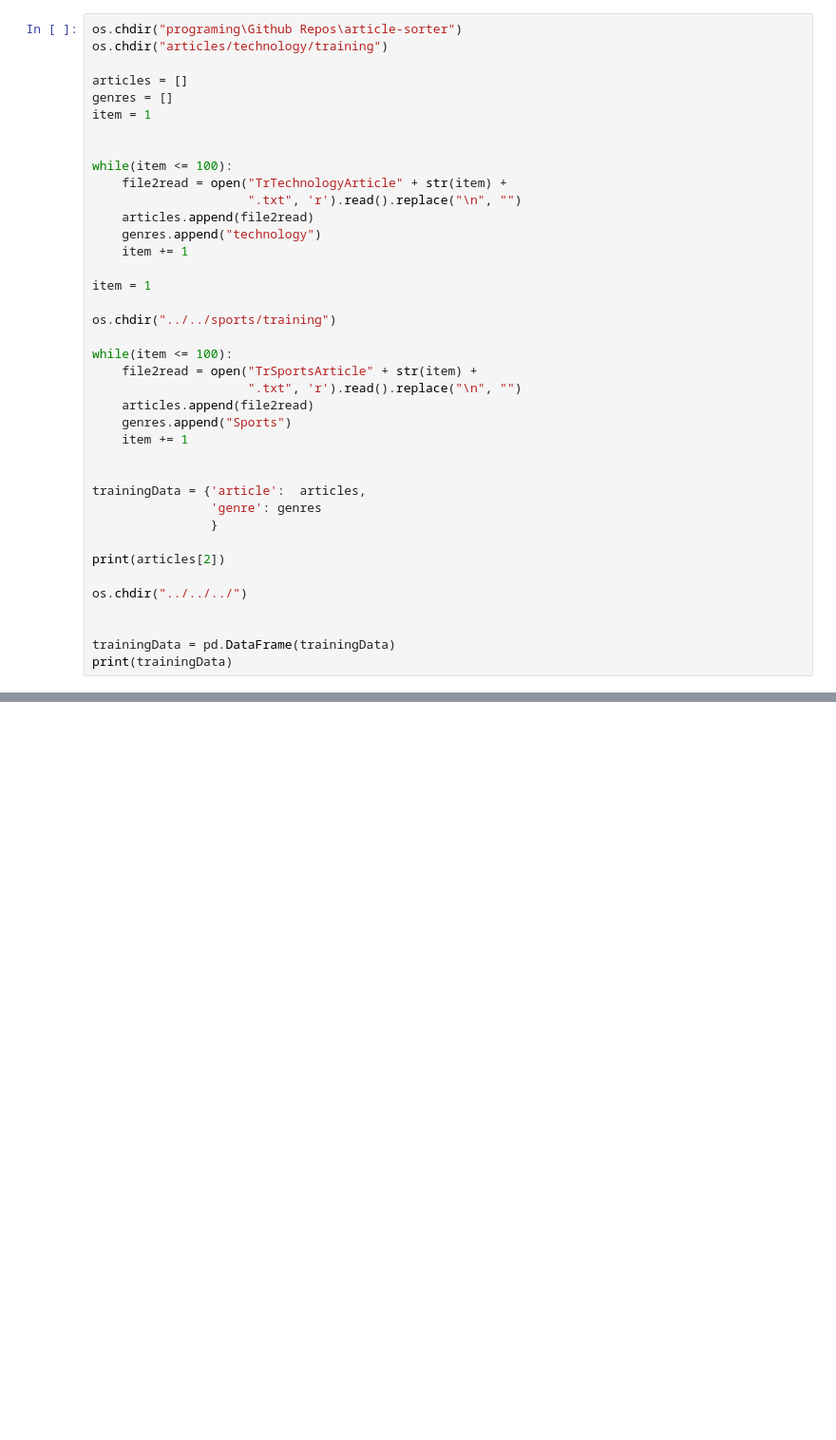
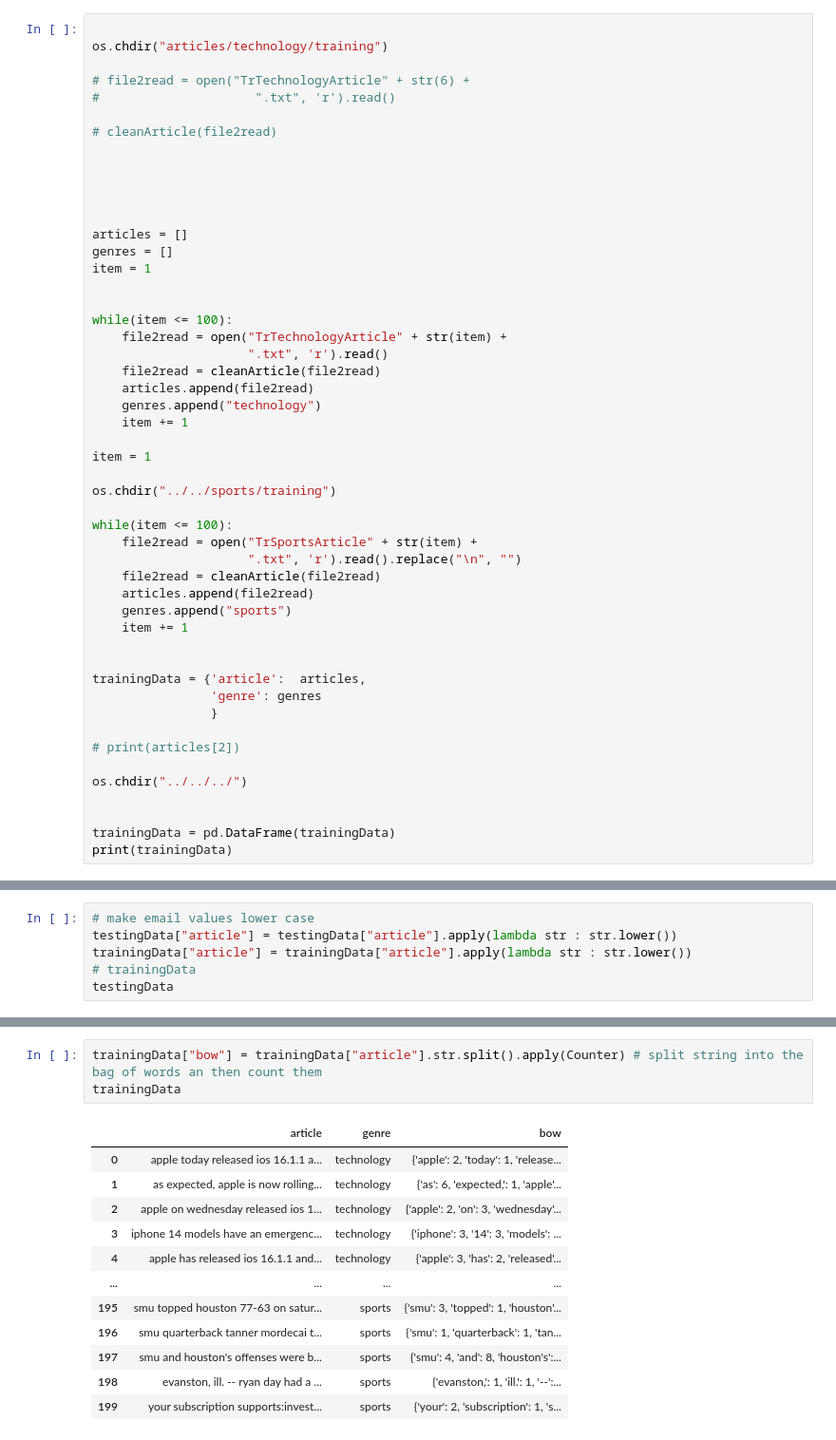
Before and after one commit to salaxa12/article-sorter, a Jupyter notebook: toDataFrame.ipynb, the cells around one changed output, grey strips where cells are left out. Shown: that part at 95% size. Saved outputs shown, nothing was run; the diff lists cells and outputs as text; blank space fills up the shorter version.

```diff
--- a/toDataFrame.ipynb
+++ b/toDataFrame.ipynb
@@ -5,6 +62,15 @@ from collections import Counter
 # %%
-os.chdir("programing\Github Repos\article-sorter")
+
 os.chdir("articles/technology/training")
+
+# file2read = open("TrTechnologyArticle" + str(6) +
+#                     ".txt", 'r').read()
+
+# cleanArticle(file2read)
+
+
+
+
 
 articles = []
 genres = []
@@ -13,7 +79,8 @@ item = 1
 
 while(item <= 100):
     file2read = open("TrTechnologyArticle" + str(item) +
-                     ".txt", 'r').read().replace("\n", "")
+                     ".txt", 'r').read()
+    file2read = cleanArticle(file2read)
     articles.append(file2read)
     genres.append("technology")
     item += 1
@@ -25,8 +92,9 @@ os.chdir("../../sports/training")
 while(item <= 100):
     file2read = open("TrSportsArticle" + str(item) +
                      ".txt", 'r').read().replace("\n", "")
+    file2read = cleanArticle(file2read)
     articles.append(file2read)
-    genres.append("Sports")
+    genres.append("sports")
     item += 1
 
 
@@ -34,7 +102,7 @@ trainingData = {'article':  articles,
                 'genre': genres
                 }
 
-print(articles[2])
+# print(articles[2])
 
 os.chdir("../../../")
 
@@ -94,0 +190,6 @@ OSError: [WinError 123] The filename, directory name, or volume label syntax is
+# %%
+# make email values lower case
+testingData["article"] = testingData["article"].apply(lambda str : str.lower())
+trainingData["article"] = trainingData["article"].apply(lambda str : str.lower())
+# trainingData
+testingData
@@ -94,0 +228,16 @@ OSError: [WinError 123] The filename, directory name, or volume label syntax is
+# %%
+trainingData["bow"] = trainingData["article"].str.split().apply(Counter) # split string into the bag of words an then count them
+trainingData
+# %% [output]
+|  | article | genre | bow |
+| 0 | apple today released ios 16.1.1 a... | technology | {'apple': 2, 'today': 1, 'release... |
+| 1 | as expected, apple is now rolling... | technology | {'as': 6, 'expected,': 1, 'apple'... |
+| 2 | apple on wednesday released ios 1... | technology | {'apple': 2, 'on': 3, 'wednesday'... |
+| 3 | iphone 14 models have an emergenc... | technology | {'iphone': 3, '14': 3, 'models': ... |
+| 4 | apple has released ios 16.1.1 and... | technology | {'apple': 3, 'has': 2, 'released'... |
+| ... | ... | ... | ... |
+| 195 | smu topped houston 77-63 on satur... | sports | {'smu': 3, 'topped': 1, 'houston'... |
+| 196 | smu quarterback tanner mordecai t... | sports | {'smu': 1, 'quarterback': 1, 'tan... |
+| 197 | smu and houston's offenses were b... | sports | {'smu': 4, 'and': 8, 'houston's':... |
+| 198 | evanston, ill. -- ryan day had a ... | sports | {'evanston,': 1, 'ill.': 1, '--':... |
+| 199 | your subscription supports:invest... | sports | {'your': 2, 'subscription': 1, 's... |
```
Also changed, not shown: parts of 8 cells of this notebook.
